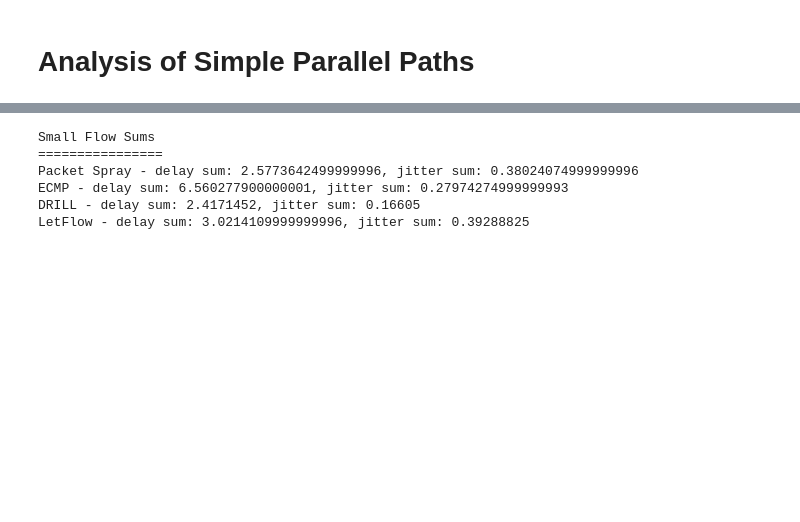
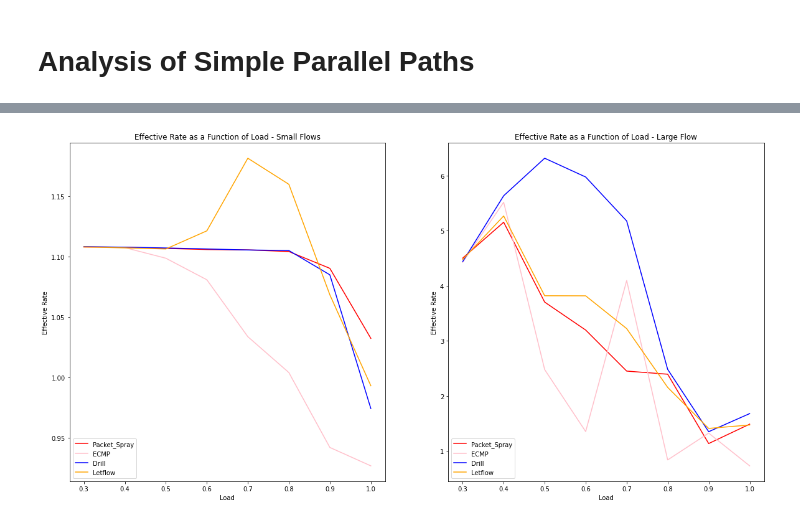
Before and after one commit to MattB17/ns3-load-balancing, a Jupyter notebook: Notebooks/SimpleParallelPathsAnalysis.ipynb, the cells around one changed output, grey strips where cells are left out. Cells and saved outputs as stored; diff of their text form; code cells hidden in the pictures; blank space fills up the shorter version.

Commit message:
Adding analysis of effective rate, loss rate, delay sum, and jitter sum to simple parallel paths

```diff
--- a/Notebooks/SimpleParallelPathsAnalysis.ipynb
+++ b/Notebooks/SimpleParallelPathsAnalysis.ipynb
@@ -94,14 +14,0 @@ LetFlow - delay sum: 6.68186, jitter sum: 2.237
-# %%
-print("Small Flow Sums")
-print("================")
-print_delay_and_jitter_sums(df_spray_orig_small, "Packet Spray")
-print_delay_and_jitter_sums(df_ecmp_orig_small, "ECMP")
-print_delay_and_jitter_sums(df_drill_orig_small, "DRILL")
-print_delay_and_jitter_sums(df_letflow_orig_small, "LetFlow")
-# %% [output]
-Small Flow Sums
-================
-Packet Spray - delay sum: 2.5773642499999996, jitter sum: 0.38024074999999996
-ECMP - delay sum: 6.560277900000001, jitter sum: 0.27974274999999993
-DRILL - delay sum: 2.4171452, jitter sum: 0.16605
-LetFlow - delay sum: 3.0214109999999996, jitter sum: 0.39288825
@@ -107,0 +63,43 @@ LetFlow - delay sum: 3.0214109999999996, jitter sum: 0.39288825
+# %%
+COLOR_MAP = {"Drill": "blue",
+             "Letflow": "orange",
+             "Packet_Spray": "red",
+             "ECMP": "pink"}
+
+def plot_small_and_large(val_idx, small_arr, large_arr, label,
+                         color, ax_small, ax_large):
+    x = [perf_stats[4] for perf_stats in small_arr]
+    y = [perf_stats[val_idx] for perf_stats in small_arr]
+    ax_small.plot(x, y, label=label, color=color)
+
+    x = [perf_stats[4] for perf_stats in large_arr]
+    y = [perf_stats[val_idx] for perf_stats in large_arr]
+    ax_large.plot(x, y, label=label, color=color)
+# %%
+fig, (ax1, ax2) = plt.subplots(1, 2, figsize=(20, 10))
+plot_small_and_large(
+    0, spray_small, spray_large, "Packet_Spray",
+    COLOR_MAP['Packet_Spray'], ax1, ax2)
+plot_small_and_large(
+    0, ecmp_small, ecmp_large, "ECMP",
+    COLOR_MAP["ECMP"], ax1, ax2)
+plot_small_and_large(
+    0, drill_small, drill_large, "Drill",
+    COLOR_MAP["Drill"], ax1, ax2)
+plot_small_and_large(
+    0, letflow_small, letflow_large, "Letflow",
+    COLOR_MAP["Letflow"], ax1, ax2)
+
+ax1.set_xlabel("Load")
+ax1.set_ylabel("Effective Rate")
+ax1.legend(loc='lower left')
+ax1.set_title("Effective Rate as a Function of Load - Small Flows")
+
+ax2.set_xlabel("Load")
+ax2.set_ylabel("Effective Rate")
+ax2.legend(loc='lower left')
+ax2.set_title("Effective Rate as a Function of Load - Large Flow")
+
+plt.show()
+# %% [output]
+[figure, added]
```
Also changed, not shown: parts of 15 cells of this notebook.
